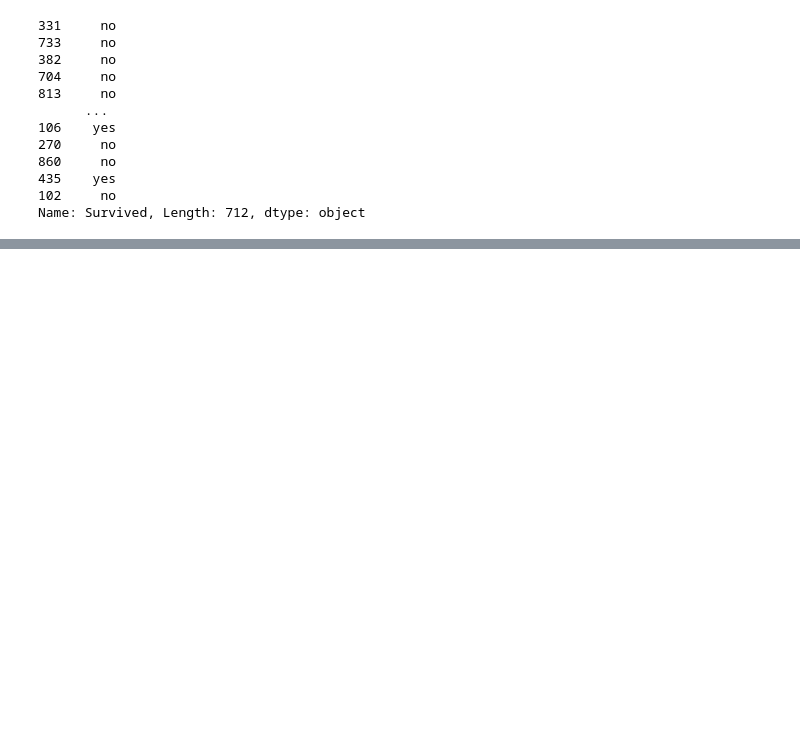
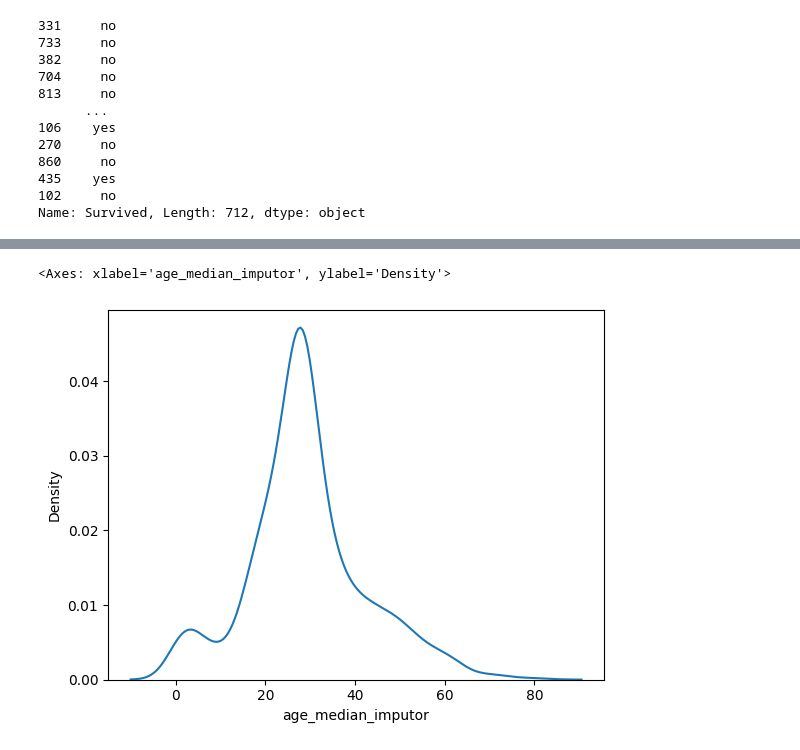
Before and after one commit to roybipro/AI-ML-learning-Phitron, a Jupyter notebook: machine-learning/week-01-eda-and-feature-engineering/Module-03-starter-train-test-split and-missing-value-handling /fe1.ipynb, the cells around one changed output, grey strips where cells are left out. Drawn from its saved outputs; the diff is of its cells as text; code cells hidden in the pictures; blank space fills up the shorter version.

```diff
--- a/machine-learning/week-01-eda-and-feature-engineering/Module-03-starter-train-test-split and-missing-value-handling /fe1.ipynb
+++ b/machine-learning/week-01-eda-and-feature-engineering/Module-03-starter-train-test-split and-missing-value-handling /fe1.ipynb
@@ -80,0 +124,5 @@ Name: Survived, Length: 712, dtype: object
+# %%
+sns.kdeplot(x_train['age_median_imputor'], label='median impute')
+# %% [output]
+<Axes: xlabel='age_median_imputor', ylabel='Density'>
+[figure, added]
```
Also changed, not shown: parts of 6 cells of this notebook.
